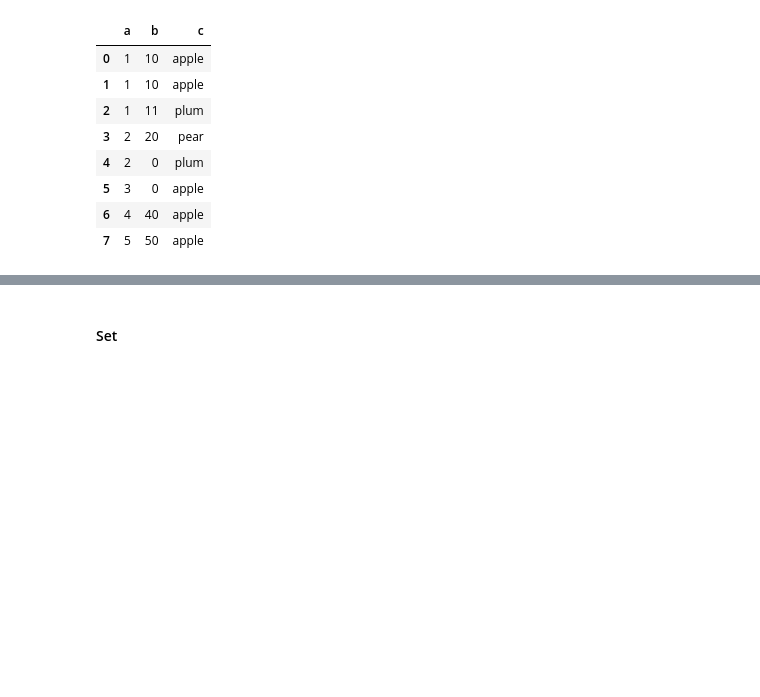
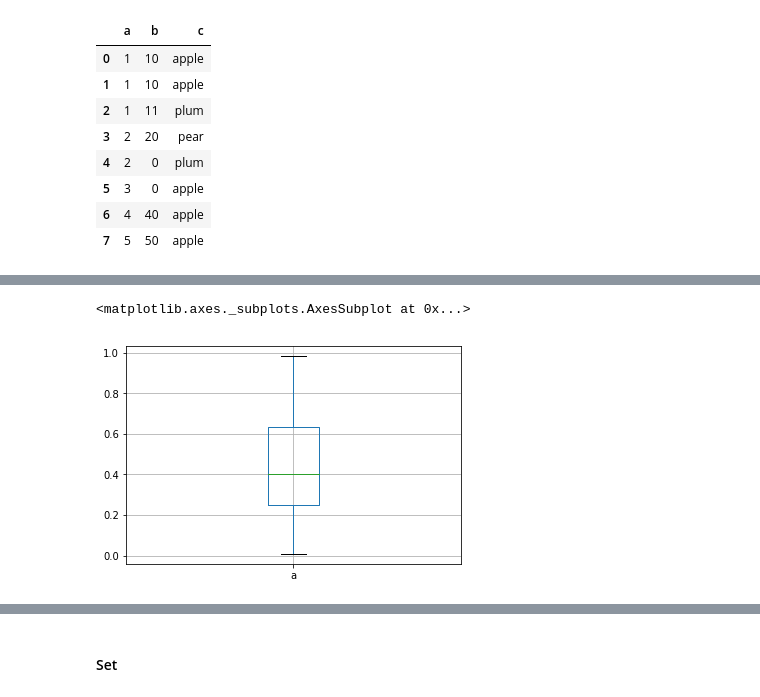
Before and after one commit to seszter/CEU_data_analysis_python, a Jupyter notebook: checking_data2/checking_data2.ipynb, the cells around one changed output, grey strips where cells are left out. Saved outputs shown, nothing was run; the diff lists cells and outputs as text; code cells hidden in the pictures; blank space fills up the shorter version.

```diff
--- a/checking_data2/checking_data2.ipynb
+++ b/checking_data2/checking_data2.ipynb
@@ -74,0 +387,5 @@ df[df['a']<df['b']]
+# %%
+df.boxplot('a')
+# %% [output]
+<matplotlib.axes._subplots.AxesSubplot at 0x...>
+[figure, added]
```
Also changed, not shown: parts of 106 cells of this notebook, 1 other file.
